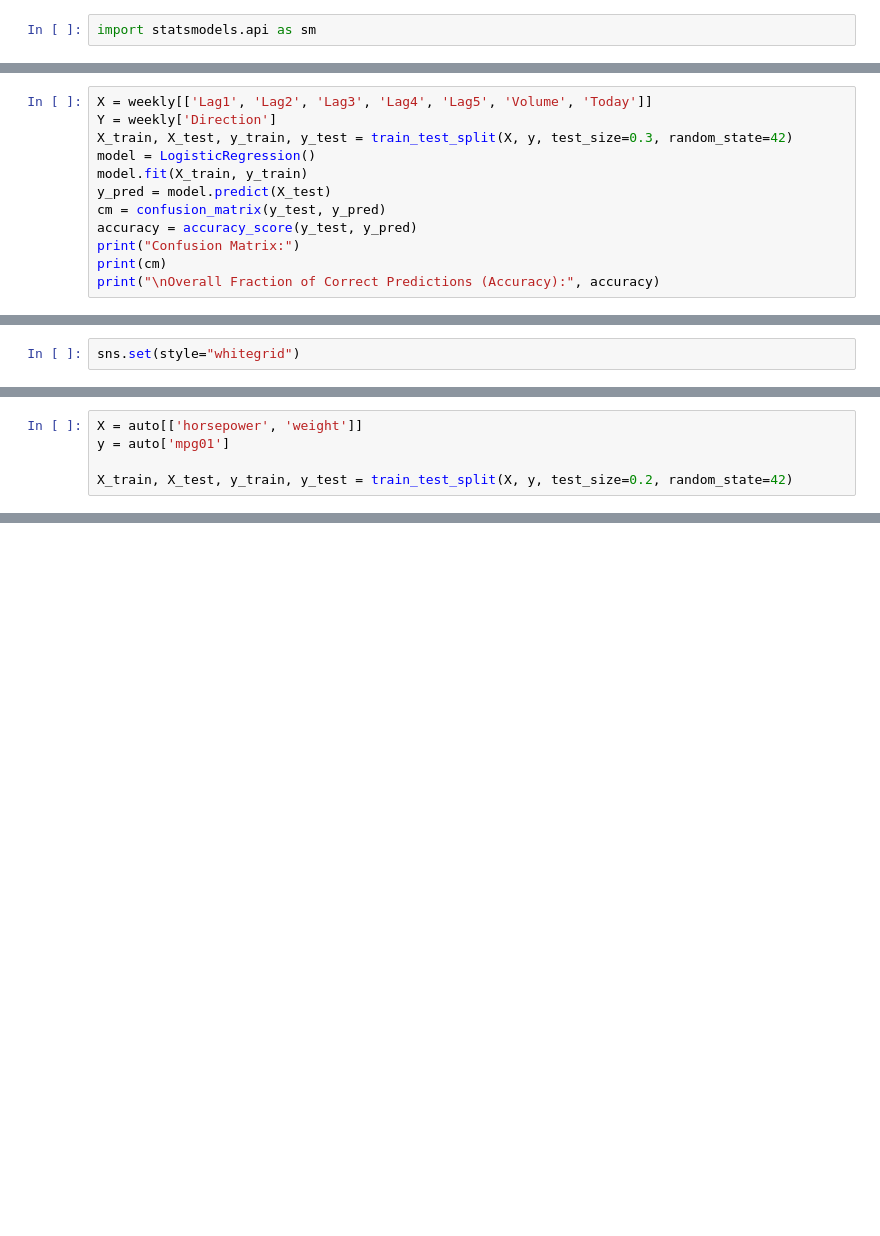
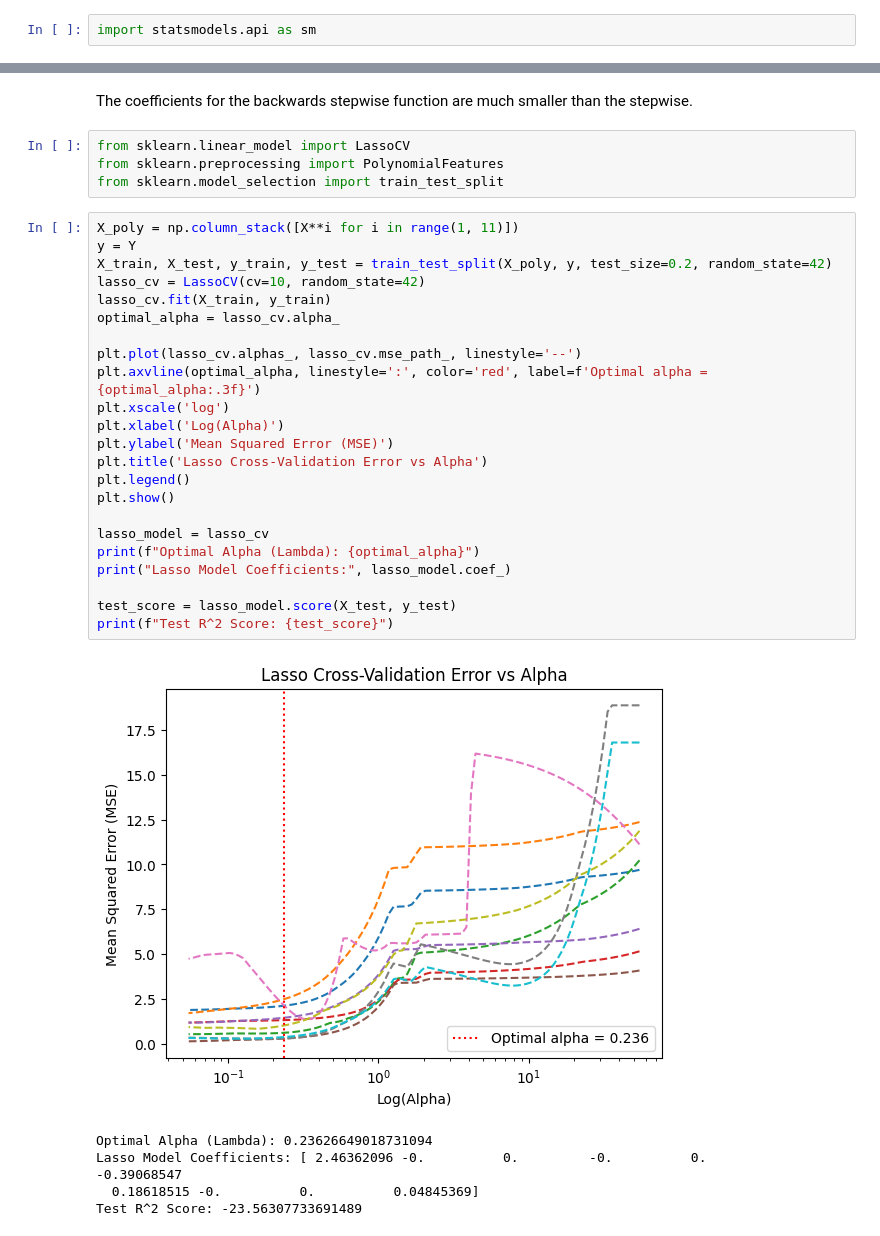
Before and after one commit to zacmac13/Methods-in-Data-Science, a Jupyter notebook: project.ipynb, the cells around one changed output, grey strips where cells are left out. Saved outputs shown, nothing was run; the diff lists cells and outputs as text; blank space fills up the shorter version.

```diff
--- a/project.ipynb
+++ b/project.ipynb
@@ -100,12 +160,0 @@ from sklearn.linear_model import LogisticRegression
-# %%
-X = weekly[['Lag1', 'Lag2', 'Lag3', 'Lag4', 'Lag5', 'Volume', 'Today']]
-Y = weekly['Direction']
-X_train, X_test, y_train, y_test = train_test_split(X, y, test_size=0.3, random_state=42)
-model = LogisticRegression()
-model.fit(X_train, y_train)
-y_pred = model.predict(X_test)
-cm = confusion_matrix(y_test, y_pred)
-accuracy = accuracy_score(y_test, y_pred)
-print("Confusion Matrix:")
-print(cm)
-print("\nOverall Fraction of Correct Predictions (Accuracy):", accuracy)
@@ -265,2 +160,0 @@ import seaborn as sns
-# %%
-sns.set(style="whitegrid")
@@ -308,5 +160,0 @@ auto = auto.dropna()
-# %%
-X = auto[['horsepower', 'weight']]
-y = auto['mpg01']
-
-X_train, X_test, y_train, y_test = train_test_split(X, y, test_size=0.2, random_state=42)
@@ -403,0 +272,35 @@ K=100: Test Error = 0.1139
+# %% [markdown]
+The coefficients for the backwards stepwise function are much smaller than the stepwise.
+# %%
+from sklearn.linear_model import LassoCV
+from sklearn.preprocessing import PolynomialFeatures
+from sklearn.model_selection import train_test_split
+# %%
+X_poly = np.column_stack([X**i for i in range(1, 11)])
+y = Y
+X_train, X_test, y_train, y_test = train_test_split(X_poly, y, test_size=0.2, random_state=42)
+lasso_cv = LassoCV(cv=10, random_state=42)
+lasso_cv.fit(X_train, y_train)
+optimal_alpha = lasso_cv.alpha_
+
+plt.plot(lasso_cv.alphas_, lasso_cv.mse_path_, linestyle='--')
+plt.axvline(optimal_alpha, linestyle=':', color='red', label=f'Optimal alpha = {optimal_alpha:.3f}')
+plt.xscale('log')
+plt.xlabel('Log(Alpha)')
+plt.ylabel('Mean Squared Error (MSE)')
+plt.title('Lasso Cross-Validation Error vs Alpha')
+plt.legend()
+plt.show()
+
+lasso_model = lasso_cv
+print(f"Optimal Alpha (Lambda): {optimal_alpha}")
+print("Lasso Model Coefficients:", lasso_model.coef_)
+
+test_score = lasso_model.score(X_test, y_test)
+print(f"Test R^2 Score: {test_score}")
+# %% [output]
+[figure, added]
+Optimal Alpha (Lambda): 0.23626649018731094
+Lasso Model Coefficients: [ 2.46362096 -0.          0.         -0.          0.         -0.39068547
+  0.18618515 -0.          0.          0.04845369]
+Test R^2 Score: -23.56307733691489
```
Also changed, not shown: parts of 71 cells of this notebook.
